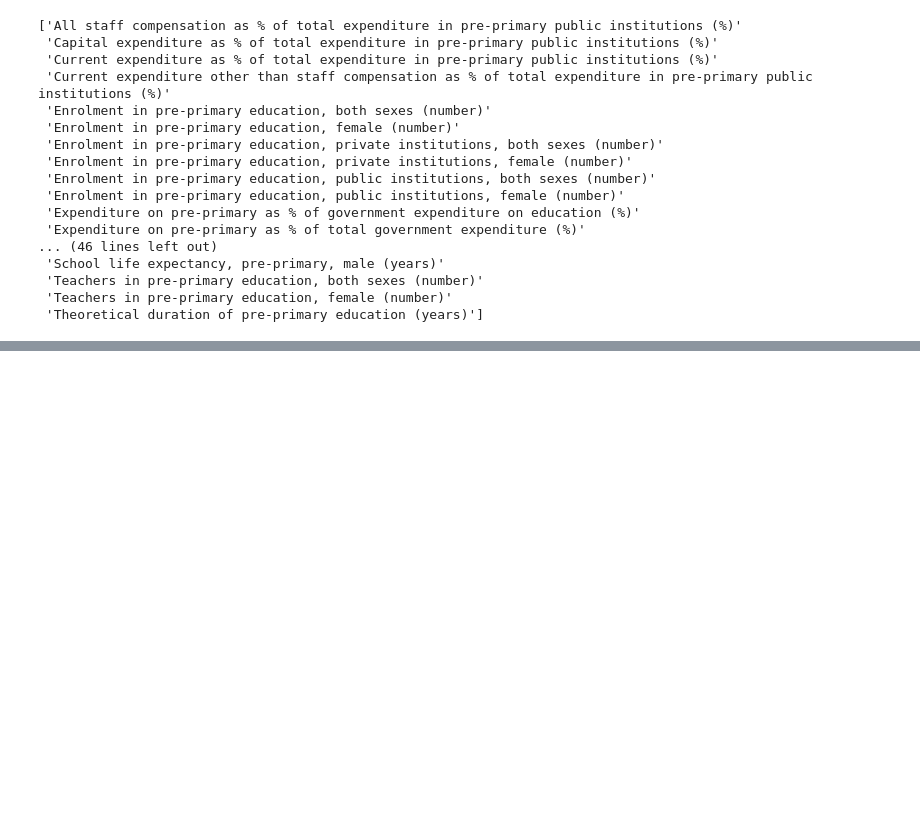
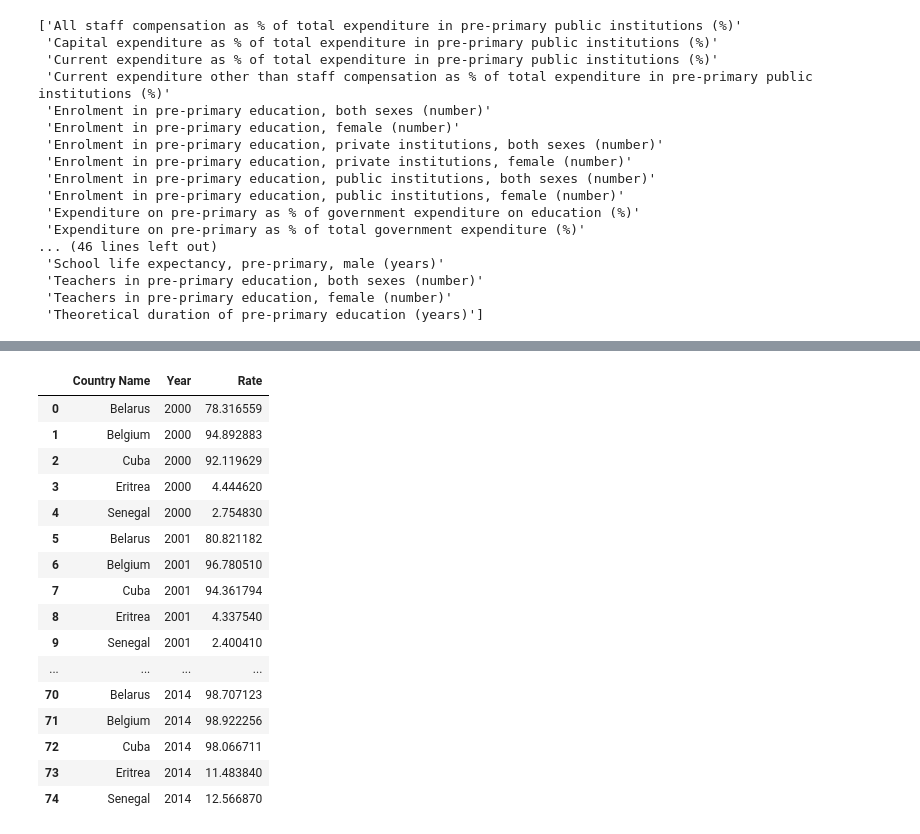
Before and after one commit to yilinee/hcde-410-final, a Jupyter notebook: Analysis.ipynb, the cells around one changed output, grey strips where cells are left out. Cells and saved outputs as stored; diff of their text form; code cells hidden in the pictures; blank space fills up the shorter version.

```diff
--- a/Analysis.ipynb
+++ b/Analysis.ipynb
@@ -60,0 +140,3 @@ fig.show()
+# %%
+# select the four indicators of interest
+dfpc = dfp[dfp['Indicator Name'].str.contains("Net enrolment rate, pre-primary, both sexes|Expenditure on pre-primary as % of total government expenditure|Percentage of students in pre-primary education who are female|Percentage of teachers in pre-primary education who are trained, both sexes")]
@@ -60,0 +163,24 @@ fig.show()
+# %%
+# turn dataframe from wide to long for data visualization
+ner_long = pd.melt(frame=ner_new, id_vars=["Country Name"], var_name="Year", value_name="Rate")
+
+# display the new dataframe
+display(ner_long)
+# %% [output]
+|  | Country Name | Year | Rate |
+| 0 | Belarus | 2000 | 78.316559 |
+| 1 | Belgium | 2000 | 94.892883 |
+| 2 | Cuba | 2000 | 92.119629 |
+| 3 | Eritrea | 2000 | 4.444620 |
+| 4 | Senegal | 2000 | 2.754830 |
+| 5 | Belarus | 2001 | 80.821182 |
+| 6 | Belgium | 2001 | 96.780510 |
+| 7 | Cuba | 2001 | 94.361794 |
+| 8 | Eritrea | 2001 | 4.337540 |
+| 9 | Senegal | 2001 | 2.400410 |
+| ... | ... | ... | ... |
+| 70 | Belarus | 2014 | 98.707123 |
+| 71 | Belgium | 2014 | 98.922256 |
+| 72 | Cuba | 2014 | 98.066711 |
+| 73 | Eritrea | 2014 | 11.483840 |
+| 74 | Senegal | 2014 | 12.566870 |
```
Also changed, not shown: parts of 28 cells of this notebook, 4 other files.
